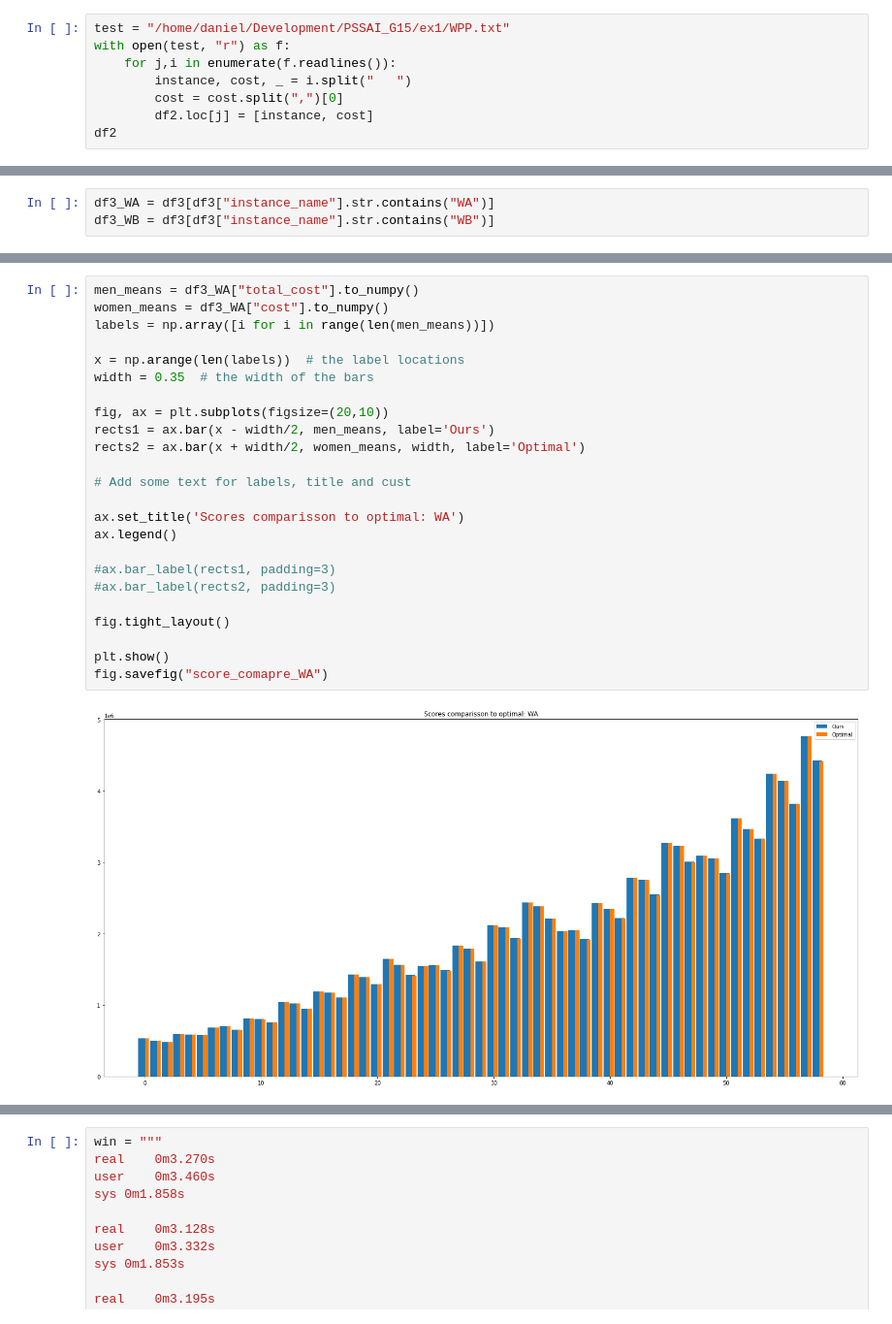
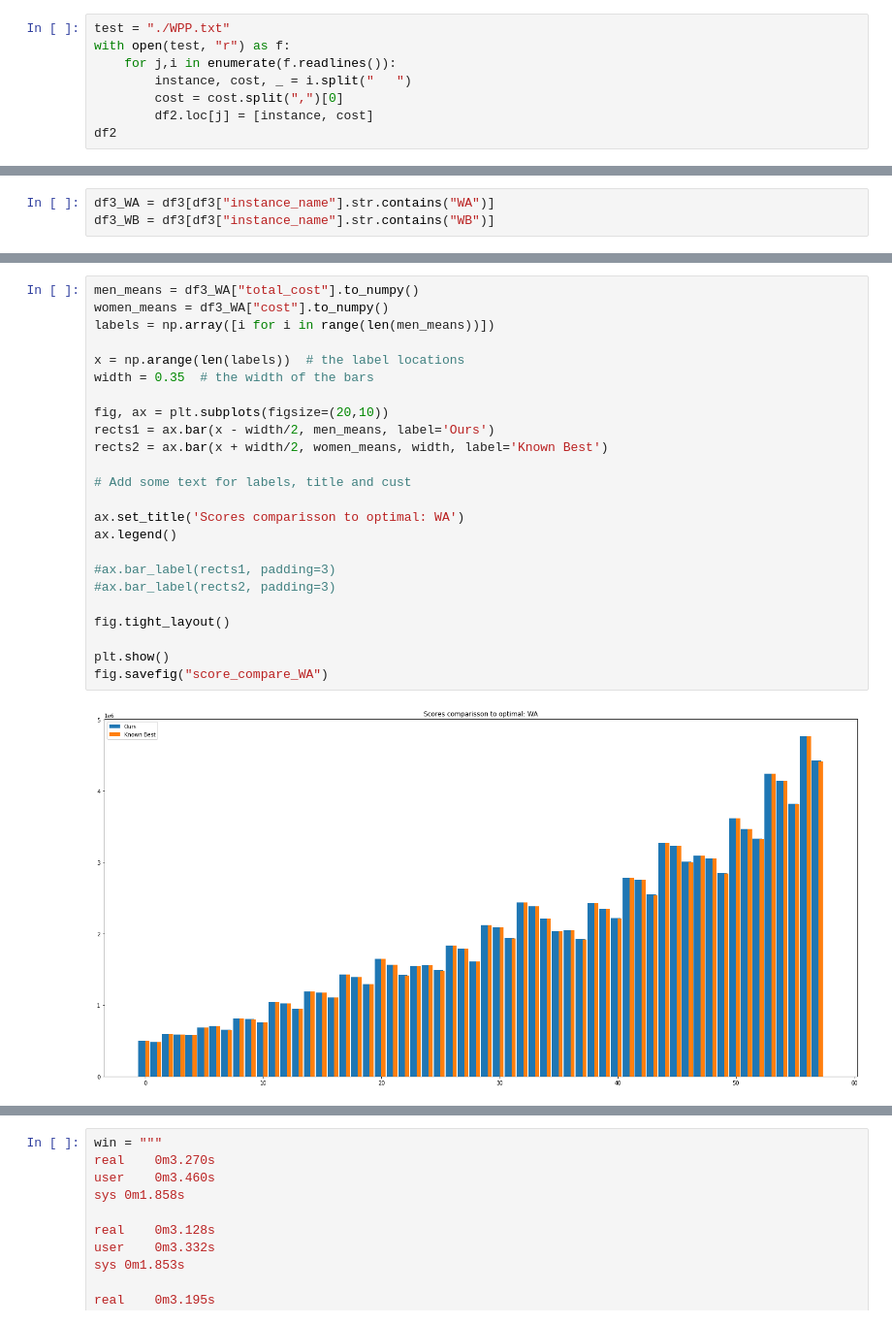
Before and after one commit to alexl4123/PSSAI_G15, a Jupyter notebook: ex1/notebook.ipynb, the cells around one changed output, grey strips where cells are left out. Shown at 97% size. Cells and saved outputs as stored; diff of their text form.

```diff
--- a/ex1/notebook.ipynb
+++ b/ex1/notebook.ipynb
@@ -391,7 +397,7 @@ files
 # %%
 df2 = pd.DataFrame(columns=["instance_name", "cost"])
 # %%
-test = "/home/daniel/Development/PSSAI_G15/ex1/WPP.txt"
+test = "./WPP.txt"
 with open(test, "r") as f:
     for j,i in enumerate(f.readlines()):
         instance, cost, _ = i.split("	")
@@ -457,29 +463,29 @@ len(labels), len(men_means), len(women_means)
 # %%
 men_means = df3_WA["total_cost"].to_numpy()
 women_means = df3_WA["cost"].to_numpy()
 labels = np.array([i for i in range(len(men_means))])
 
 x = np.arange(len(labels))  # the label locations
 width = 0.35  # the width of the bars
 
 fig, ax = plt.subplots(figsize=(20,10))
 rects1 = ax.bar(x - width/2, men_means, label='Ours')
-rects2 = ax.bar(x + width/2, women_means, width, label='Optimal')
+rects2 = ax.bar(x + width/2, women_means, width, label='Known Best')
 
 # Add some text for labels, title and cust
 
 ax.set_title('Scores comparisson to optimal: WA')
 ax.legend()
 
 #ax.bar_label(rects1, padding=3)
 #ax.bar_label(rects2, padding=3)
 
 fig.tight_layout()
 
 plt.show()
-fig.savefig("score_comapre_WA")
+fig.savefig("score_compare_WA")
 # %% [output]
-[figure, old version]
+[figure, new version]
 # %%
 men_means = df3_WB["total_cost"].to_numpy()
 women_means = df3_WB["cost"].to_numpy()
```
Also changed, not shown: parts of 14 cells of this notebook, 10 other files.
